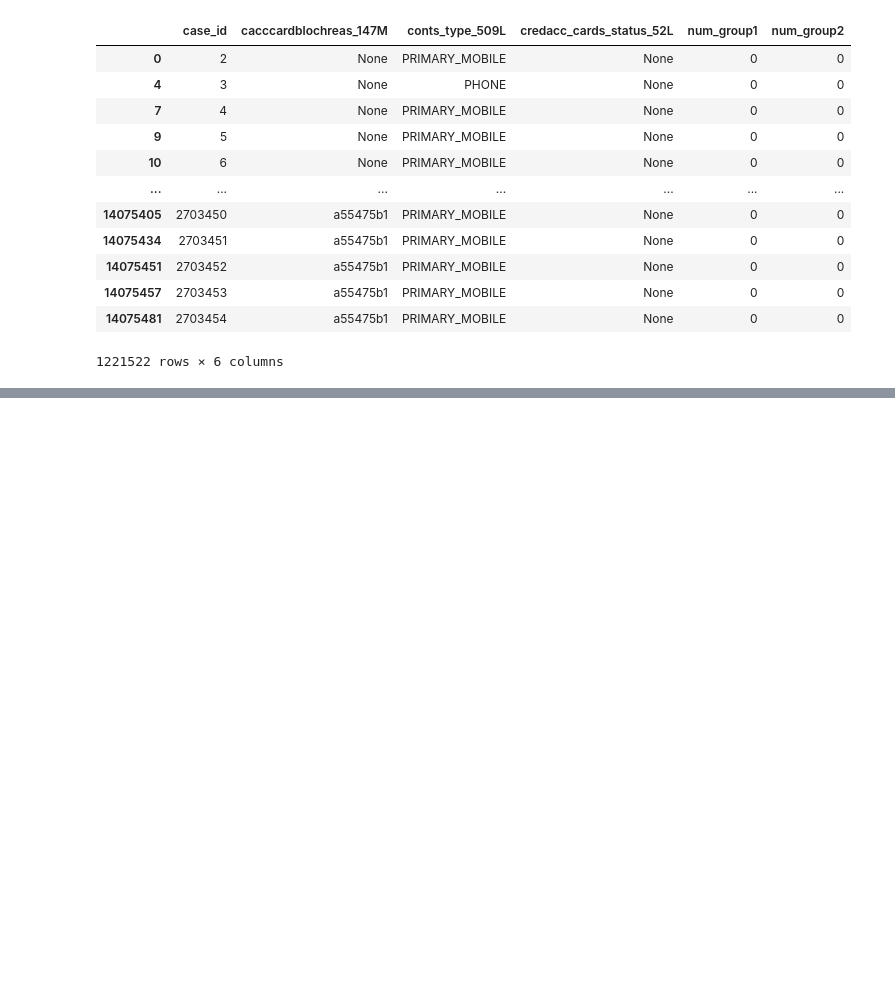
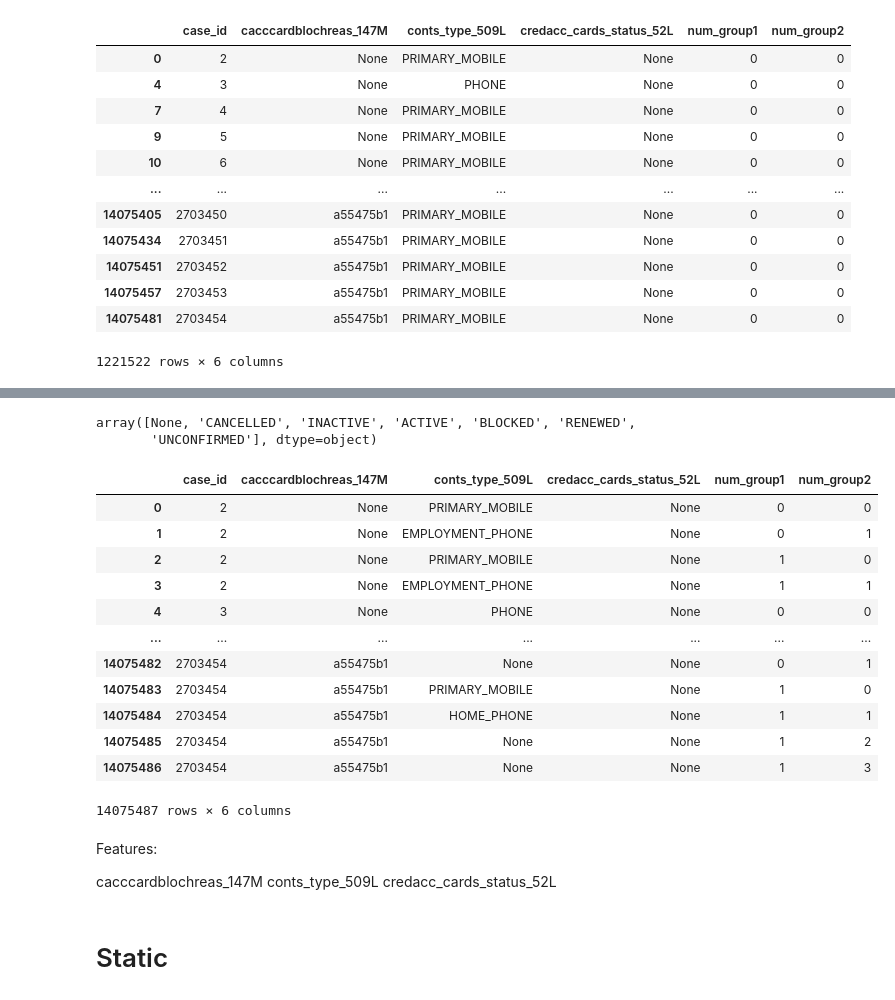
Before and after one commit to manpreetsingh227/MSc-project, a Jupyter notebook: notebooks/featureselection.ipynb, the cells around one changed output, grey strips where cells are left out. Drawn from its saved outputs; the diff is of its cells as text; code cells hidden in the pictures; blank space fills up the shorter version.

```diff
--- a/notebooks/featureselection.ipynb
+++ b/notebooks/featureselection.ipynb
@@ -439,0 +482,29 @@ applprev[applprev["num_group1"]==0]
+# %%
+applprev_2['credacc_cards_status_52L'].unique()
+# %% [output]
+array([None, 'CANCELLED', 'INACTIVE', 'ACTIVE', 'BLOCKED', 'RENEWED',
+       'UNCONFIRMED'], dtype=object)
+# %%
+applprev_2
+# %% [output]
+|  | case_id | cacccardblochreas_147M | conts_type_509L | credacc_cards_status_52L | num_group1 | num_group2 |
+| 0 | 2 | None | PRIMARY_MOBILE | None | 0 | 0 |
+| 1 | 2 | None | EMPLOYMENT_PHONE | None | 0 | 1 |
+| 2 | 2 | None | PRIMARY_MOBILE | None | 1 | 0 |
+| 3 | 2 | None | EMPLOYMENT_PHONE | None | 1 | 1 |
+| 4 | 3 | None | PHONE | None | 0 | 0 |
+| ... | ... | ... | ... | ... | ... | ... |
+| 14075482 | 2703454 | a55475b1 | None | None | 0 | 1 |
+| 14075483 | 2703454 | a55475b1 | PRIMARY_MOBILE | None | 1 | 0 |
+| 14075484 | 2703454 | a55475b1 | HOME_PHONE | None | 1 | 1 |
+| 14075485 | 2703454 | a55475b1 | None | None | 1 | 2 |
+| 14075486 | 2703454 | a55475b1 | None | None | 1 | 3 |
+14075487 rows × 6 columns
+# %% [markdown]
+Features:
+
+cacccardblochreas_147M
+conts_type_509L
+credacc_cards_status_52L
+# %% [markdown]
+# Static
```
Also changed, not shown: parts of 9 cells of this notebook.
